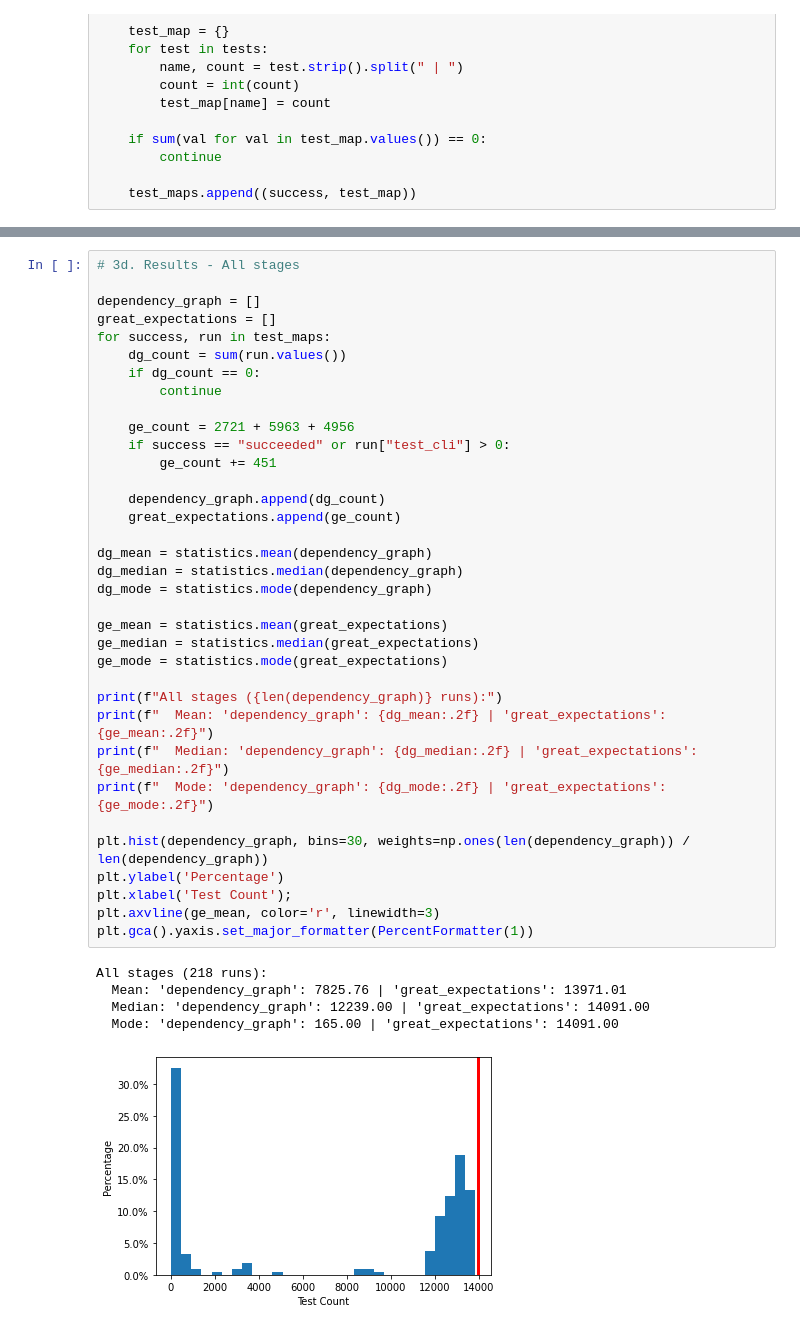
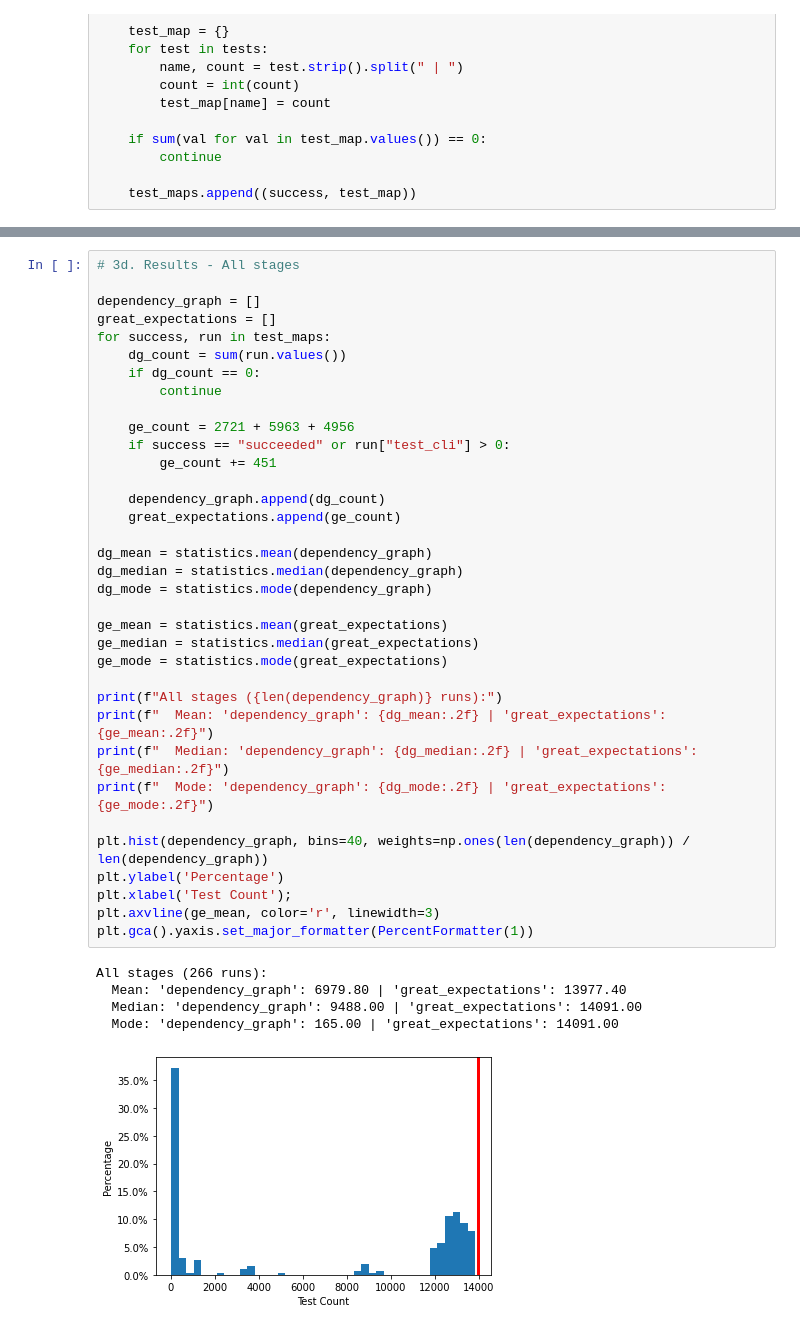
Before and after one commit to greatexpectationslabs/dgtest, a Jupyter notebook: analysis/analysis.ipynb, the cells around one changed output, grey strips where cells are left out. Saved outputs shown, nothing was run; the diff lists cells and outputs as text.

```diff
--- a/analysis/analysis.ipynb
+++ b/analysis/analysis.ipynb
@@ -125,35 +125,35 @@ for success, run in test_maps:
     dg_count = sum(run.values())
     if dg_count == 0:
         continue
 
     ge_count = 2721 + 5963 + 4956
     if success == "succeeded" or run["test_cli"] > 0:
         ge_count += 451
 
     dependency_graph.append(dg_count)
     great_expectations.append(ge_count)
 
 dg_mean = statistics.mean(dependency_graph)
 dg_median = statistics.median(dependency_graph)
 dg_mode = statistics.mode(dependency_graph)
 
 ge_mean = statistics.mean(great_expectations)
 ge_median = statistics.median(great_expectations)
 ge_mode = statistics.mode(great_expectations)
 
 print(f"All stages ({len(dependency_graph)} runs):")
 print(f"  Mean: 'dependency_graph': {dg_mean:.2f} | 'great_expectations': {ge_mean:.2f}")
 print(f"  Median: 'dependency_graph': {dg_median:.2f} | 'great_expectations': {ge_median:.2f}")
 print(f"  Mode: 'dependency_graph': {dg_mode:.2f} | 'great_expectations': {ge_mode:.2f}")
 
-plt.hist(dependency_graph, bins=30, weights=np.ones(len(dependency_graph)) / len(dependency_graph))
+plt.hist(dependency_graph, bins=40, weights=np.ones(len(dependency_graph)) / len(dependency_graph))
 plt.ylabel('Percentage')
 plt.xlabel('Test Count');
 plt.axvline(ge_mean, color='r', linewidth=3)
 plt.gca().yaxis.set_major_formatter(PercentFormatter(1))
 # %% [output]
-All stages (218 runs):
-  Mean: 'dependency_graph': 7825.76 | 'great_expectations': 13971.01
-  Median: 'dependency_graph': 12239.00 | 'great_expectations': 14091.00
+All stages (266 runs):
+  Mean: 'dependency_graph': 6979.80 | 'great_expectations': 13977.40
+  Median: 'dependency_graph': 9488.00 | 'great_expectations': 14091.00
   Mode: 'dependency_graph': 165.00 | 'great_expectations': 14091.00
-[figure, old version]
+[figure, new version]
```
Also changed, not shown: parts of 5 cells of this notebook, 2 other files.
